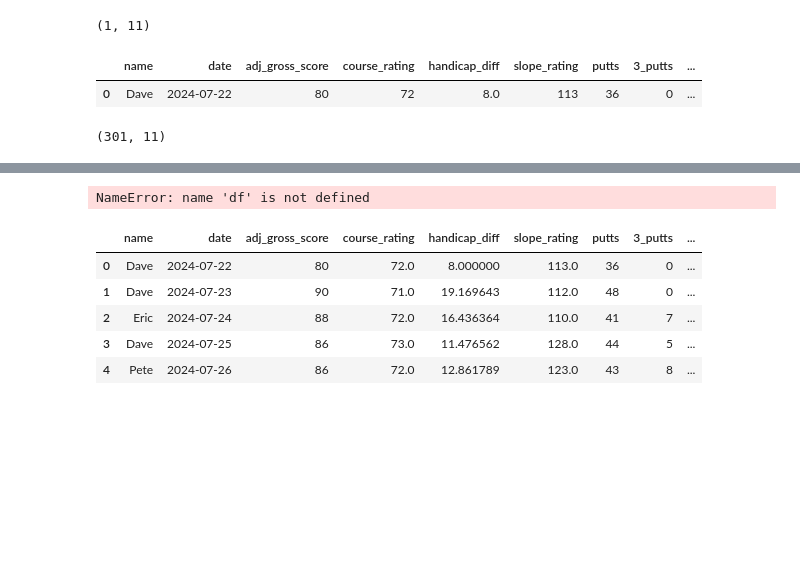
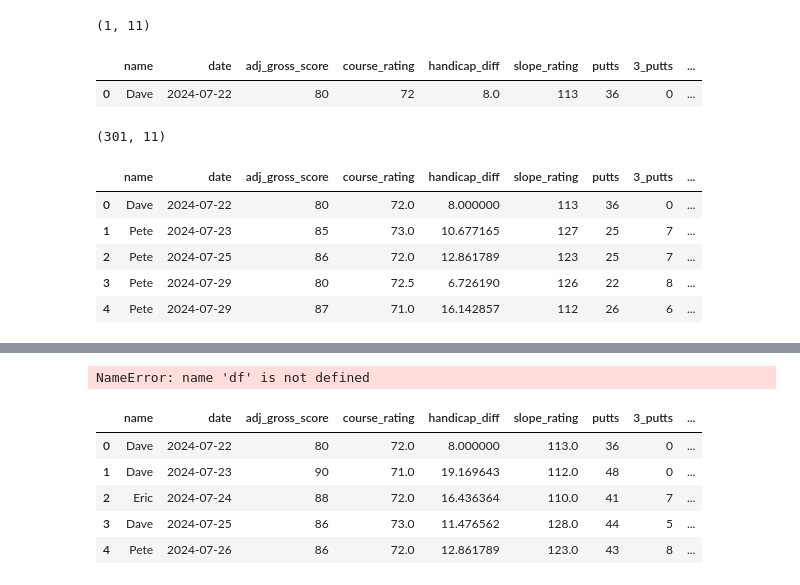
Before and after one commit to dvdhartsman/golf_handicap_tracker, a Jupyter notebook: dataframe_creation.ipynb, the cells around one changed output, grey strips where cells are left out. Cells and saved outputs as stored; diff of their text form; code cells hidden in the pictures; blank space fills up the shorter version.

```diff
--- a/dataframe_creation.ipynb
+++ b/dataframe_creation.ipynb
@@ -108,7 +108,14 @@ for n in ["Pete", "Dave", "Eric"]:
 # %%
-df.shape
+print(df.shape)
+df.head()
 # %% [output]
 (301, 11)
+|  | name | date | adj_gross_score | course_rating | handicap_diff | slope_rating | putts | 3_putts | ... |
+| 0 | Dave | 2024-07-22 | 80 | 72.0 | 8.000000 | 113 | 36 | 0 | ... |
+| 1 | Pete | 2024-07-23 | 85 | 73.0 | 10.677165 | 127 | 25 | 7 | ... |
+| 2 | Pete | 2024-07-25 | 86 | 72.0 | 12.861789 | 123 | 25 | 7 | ... |
+| 3 | Pete | 2024-07-29 | 80 | 72.5 | 6.726190 | 126 | 22 | 8 | ... |
+| 4 | Pete | 2024-07-29 | 87 | 71.0 | 16.142857 | 112 | 26 | 6 | ... |
 # %%
 df["adj_gross_score"].hist()
 # %% [output]
```
Also changed, not shown: parts of 4 cells of this notebook.
